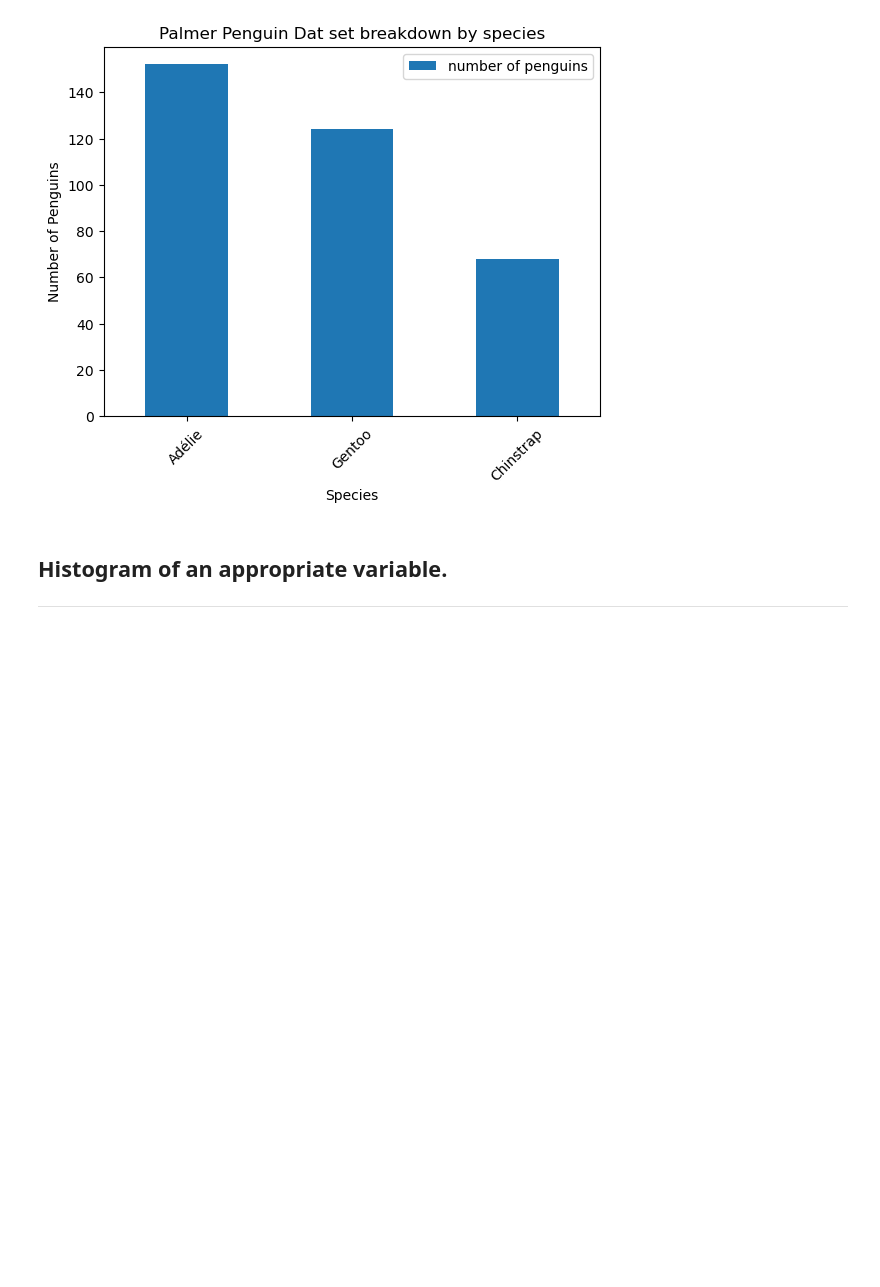
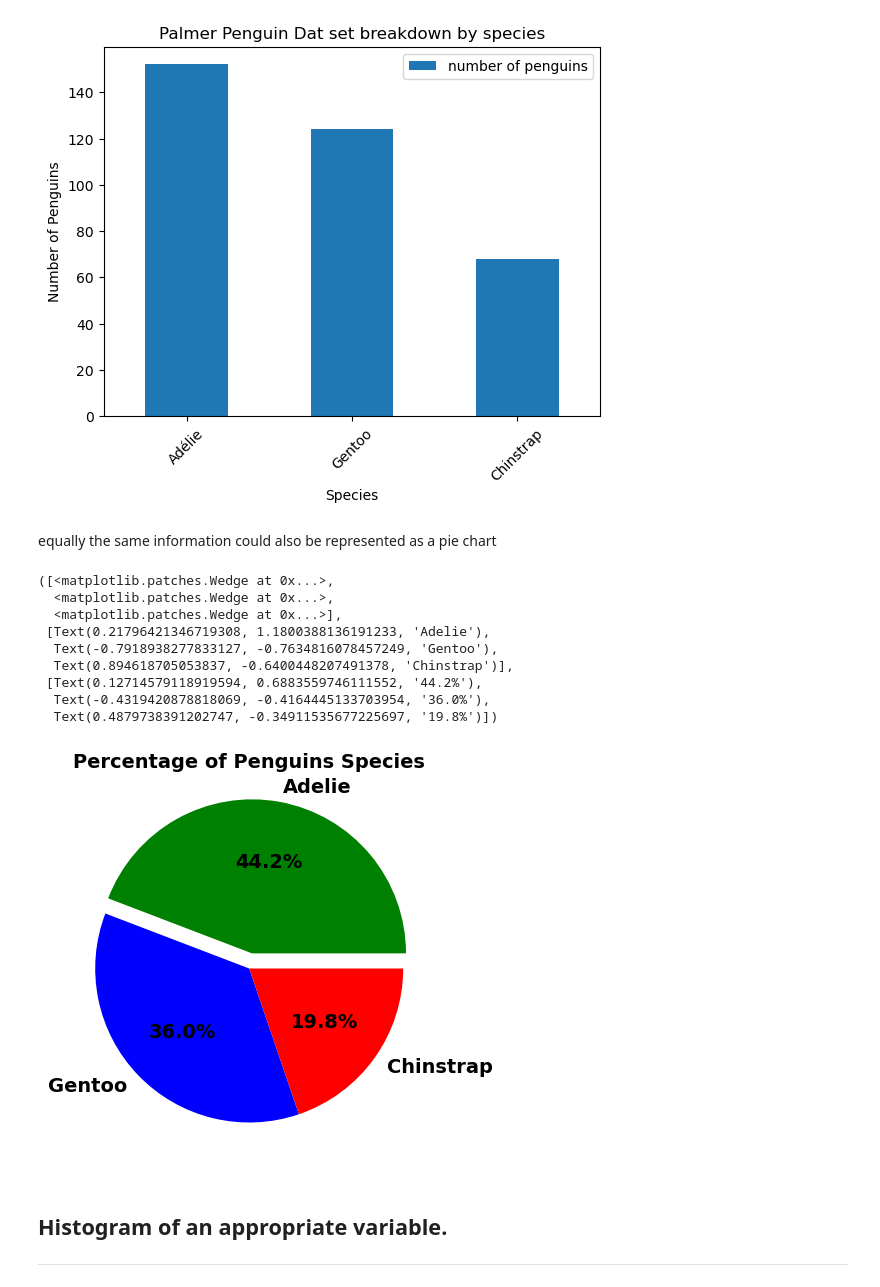
Before and after one commit to GraceMarySmyth/MyProject, a Jupyter notebook: Penguins.ipynb, the cells around one changed output. Cells and saved outputs as stored; diff of their text form; code cells hidden in the pictures; blank space fills up the shorter version.

Commit message:
added a pie chart

```diff
--- a/Penguins.ipynb
+++ b/Penguins.ipynb
@@ -226,6 +235,34 @@ plt.ylabel("Number of Penguins")
 # %% [output]
 Text(0, 0.5, 'Number of Penguins')
 [figure]
+# %% [markdown]
+equally the same information could also be represented as a pie chart
+# %%
+# Set a size of figure
+plt.figure(figsize=(12,5))
+
+# Create a figure with multiple subplots.
+plt.subplot(1,2,1)
+
+# Set a title of plot
+plt.title("Percentage of Penguins Species",fontweight="black",size=14)
+
+species = df["species"].value_counts()
+
+# Pie chart
+plt.pie(species.values, labels=species.index, autopct="%.1f%%", textprops={"fontweight":"black","size":14}
+     ,explode=(0.1, 0, 0), colors=['green', 'blue', 'red'])
+# %% [output]
+([<matplotlib.patches.Wedge at 0x...>,
+  <matplotlib.patches.Wedge at 0x...>,
+  <matplotlib.patches.Wedge at 0x...>],
+ [Text(0.21796421346719308, 1.1800388136191233, 'Adelie'),
+  Text(-0.7918938277833127, -0.7634816078457249, 'Gentoo'),
+  Text(0.894618705053837, -0.6400448207491378, 'Chinstrap')],
+ [Text(0.12714579118919594, 0.6883559746111552, '44.2%'),
+  Text(-0.4319420878818069, -0.4164445133703954, '36.0%'),
+  Text(0.4879738391202747, -0.34911535677225697, '19.8%')])
+[figure, added]
 # %% [markdown]
 ## Histogram of an appropriate variable.
 
```
Also changed, not shown: parts of 1 cell of this notebook.
